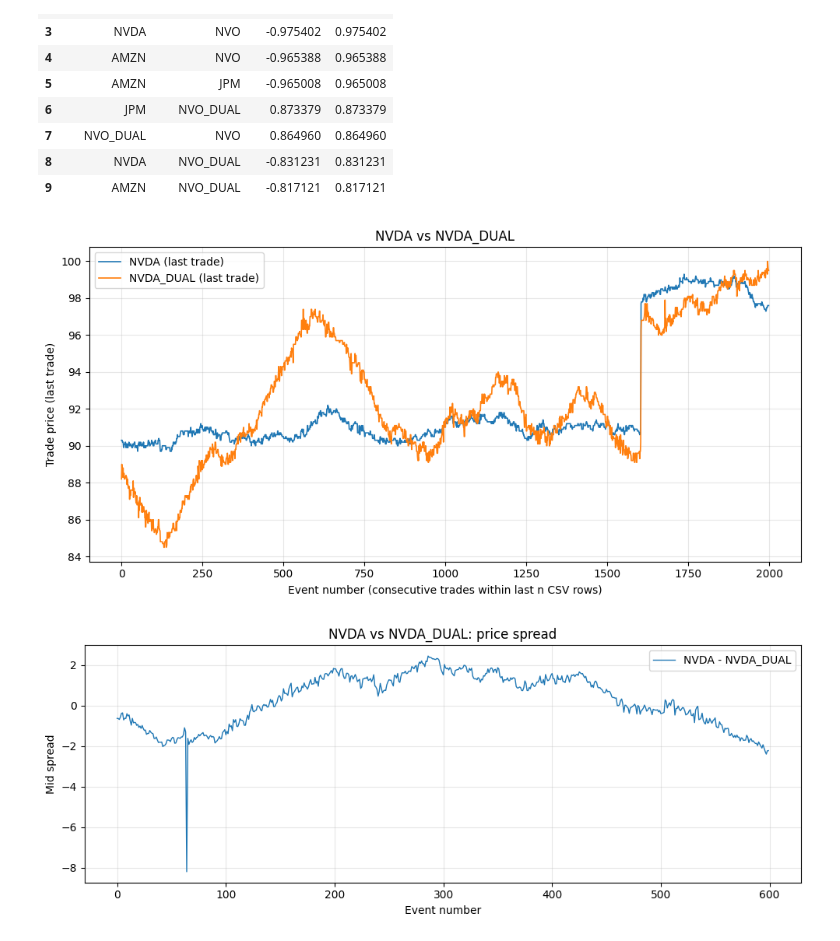
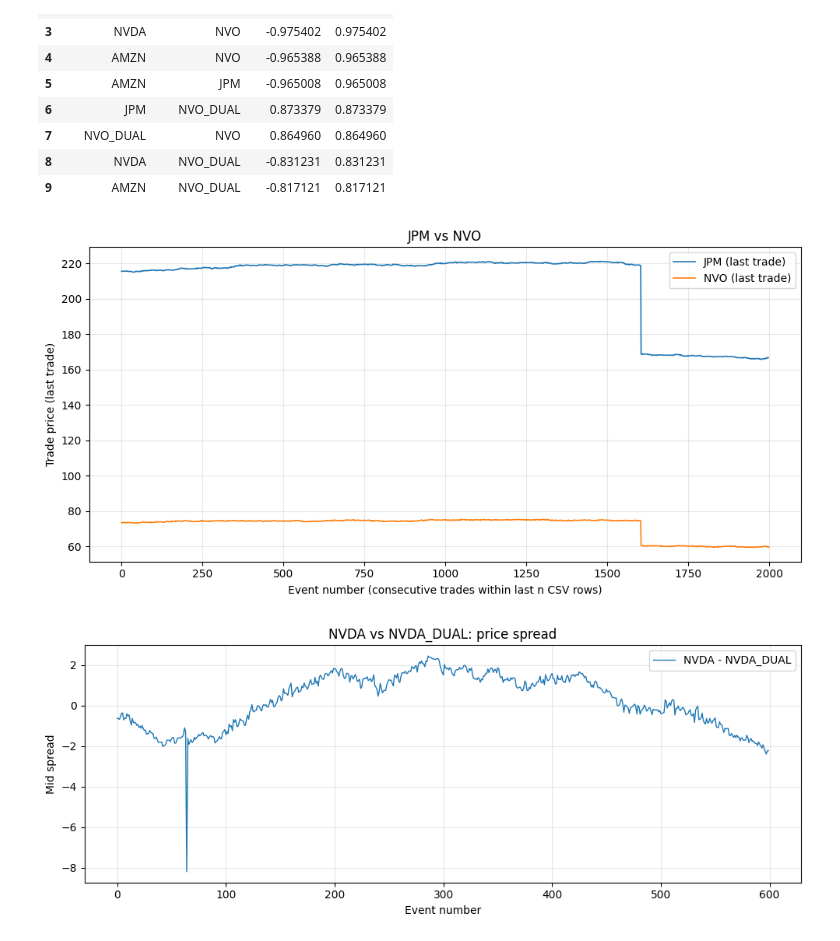
Before and after one commit to henrii77/opti-ff, a Jupyter notebook: data/mrev.ipynb, the cells around one changed output. Saved outputs shown, nothing was run; the diff lists cells and outputs as text; code cells hidden in the pictures.

```diff
--- a/data/mrev.ipynb
+++ b/data/mrev.ipynb
@@ -127,9 +127,9 @@ top_corr.head(10)
 | 8 | NVDA | NVO_DUAL | -0.831231 | 0.831231 |
 | 9 | AMZN | NVO_DUAL | -0.817121 | 0.817121 |
 # %%
-plot_stock_pair_trade(stock_a='NVDA', stock_b='NVDA_DUAL', n=2000)
+plot_stock_pair_trade(stock_a='JPM', stock_b='NVO', n=2000)
 # %% [output]
-[figure, old version]
+[figure, new version]
 # %%
 # NVDA / NVDA_DUAL spread (expects ``prices_wide`` from earlier cells; alias as ``data_wide``).
 data_wide = prices_wide
```
Also changed, not shown: 4 other files.
